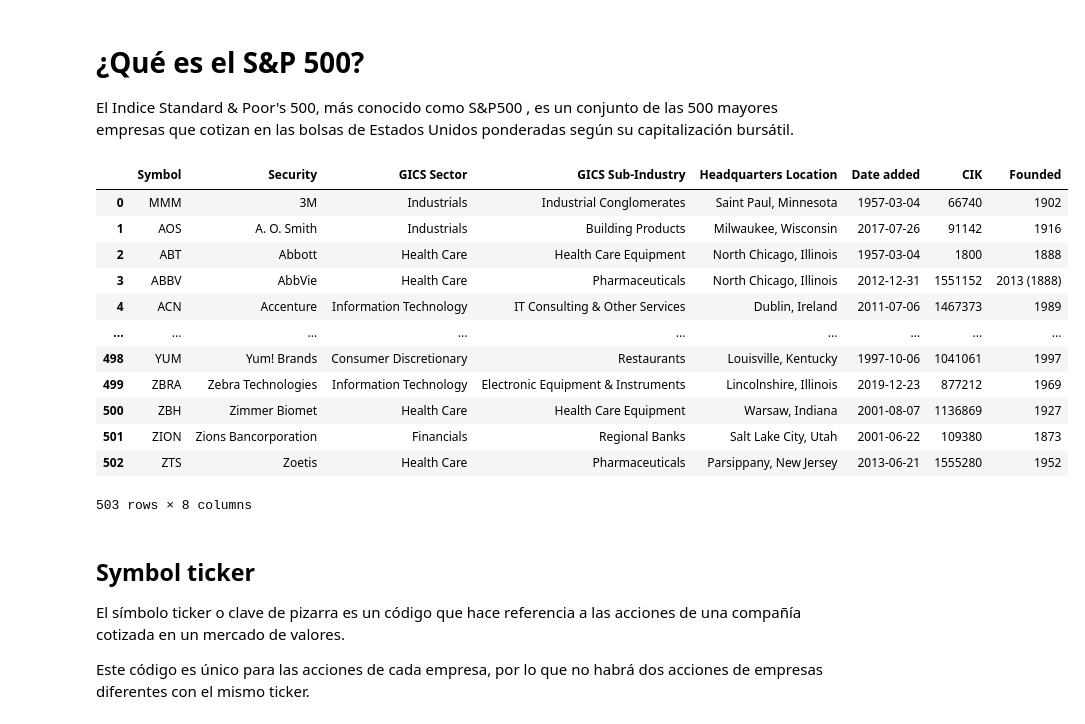
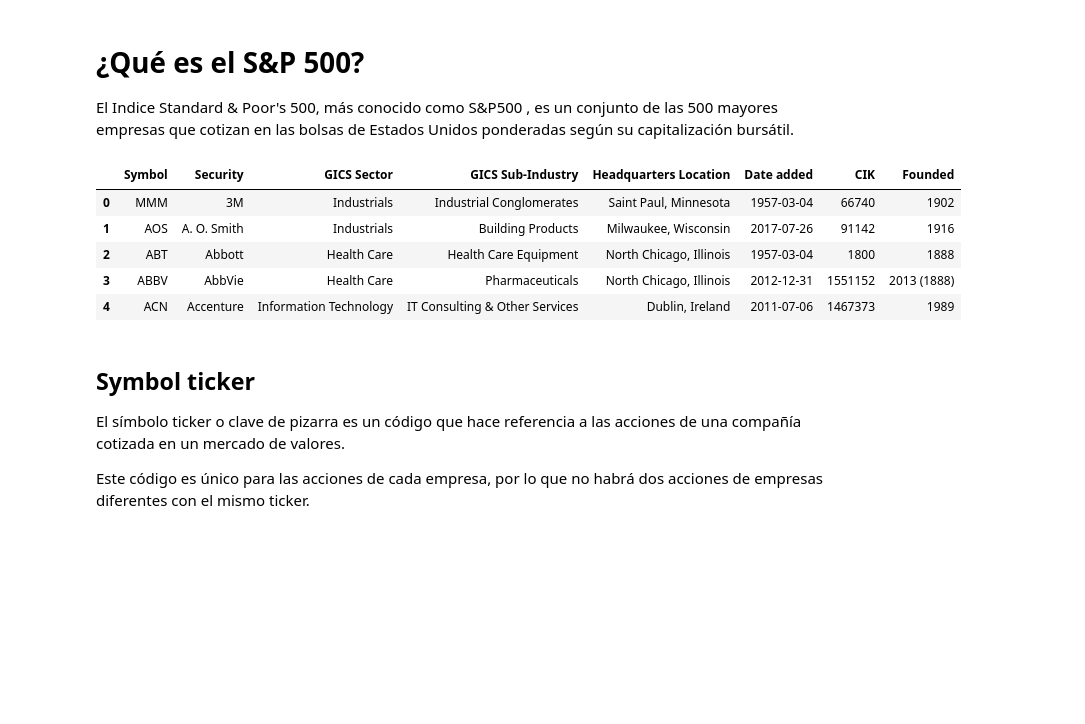
Before and after one commit to Ezemettler/PI2-DA, a Jupyter notebook: EDA_PI2DA.ipynb, the cells around one changed output. Cells and saved outputs as stored; diff of their text form; code cells hidden in the pictures; blank space fills up the shorter version.

```diff
--- a/EDA_PI2DA.ipynb
+++ b/EDA_PI2DA.ipynb
@@ -36,23 +36,16 @@ El Indice Standard & Poor's 500, más conocido como S&P500 , es un conjunto de l
 # %%
 # Traemos el listado de empresas del S&P500
 # el [0] trae la primer tabla que aparece en la web de wikipedia
 
 empresas = pd.read_html('https://en.wikipedia.org/wiki/List_of_S%26P_500_companies')[0]
-empresas
+empresas.head()
 # %% [output]
 |  | Symbol | Security | GICS Sector | GICS Sub-Industry | Headquarters Location | Date added | CIK | Founded |
 | 0 | MMM | 3M | Industrials | Industrial Conglomerates | Saint Paul, Minnesota | 1957-03-04 | 66740 | 1902 |
 | 1 | AOS | A. O. Smith | Industrials | Building Products | Milwaukee, Wisconsin | 2017-07-26 | 91142 | 1916 |
 | 2 | ABT | Abbott | Health Care | Health Care Equipment | North Chicago, Illinois | 1957-03-04 | 1800 | 1888 |
 | 3 | ABBV | AbbVie | Health Care | Pharmaceuticals | North Chicago, Illinois | 2012-12-31 | 1551152 | 2013 (1888) |
 | 4 | ACN | Accenture | Information Technology | IT Consulting & Other Services | Dublin, Ireland | 2011-07-06 | 1467373 | 1989 |
-| ... | ... | ... | ... | ... | ... | ... | ... | ... |
-| 498 | YUM | Yum! Brands | Consumer Discretionary | Restaurants | Louisville, Kentucky | 1997-10-06 | 1041061 | 1997 |
-| 499 | ZBRA | Zebra Technologies | Information Technology | Electronic Equipment & Instruments | Lincolnshire, Illinois | 2019-12-23 | 877212 | 1969 |
-| 500 | ZBH | Zimmer Biomet | Health Care | Health Care Equipment | Warsaw, Indiana | 2001-08-07 | 1136869 | 1927 |
-| 501 | ZION | Zions Bancorporation | Financials | Regional Banks | Salt Lake City, Utah | 2001-06-22 | 109380 | 1873 |
-| 502 | ZTS | Zoetis | Health Care | Pharmaceuticals | Parsippany, New Jersey | 2013-06-21 | 1555280 | 1952 |
-503 rows × 8 columns
 # %% [markdown]
 ## Symbol ticker
 
```
Also changed, not shown: parts of 24 cells of this notebook.
